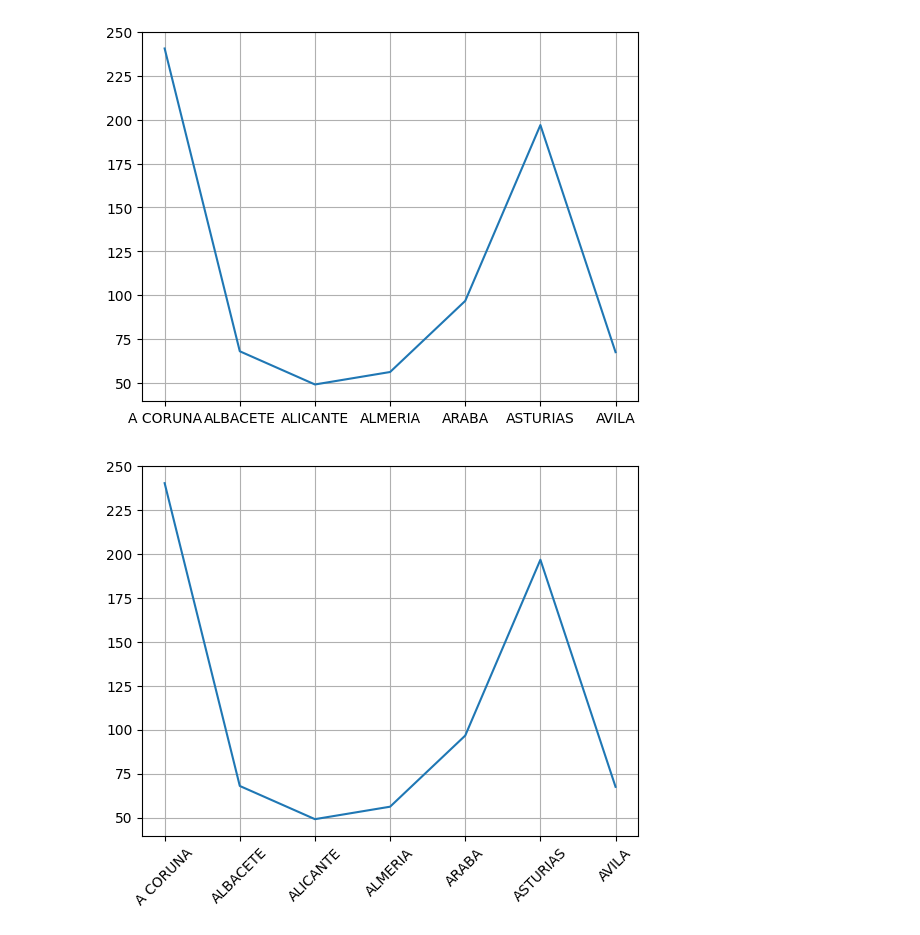
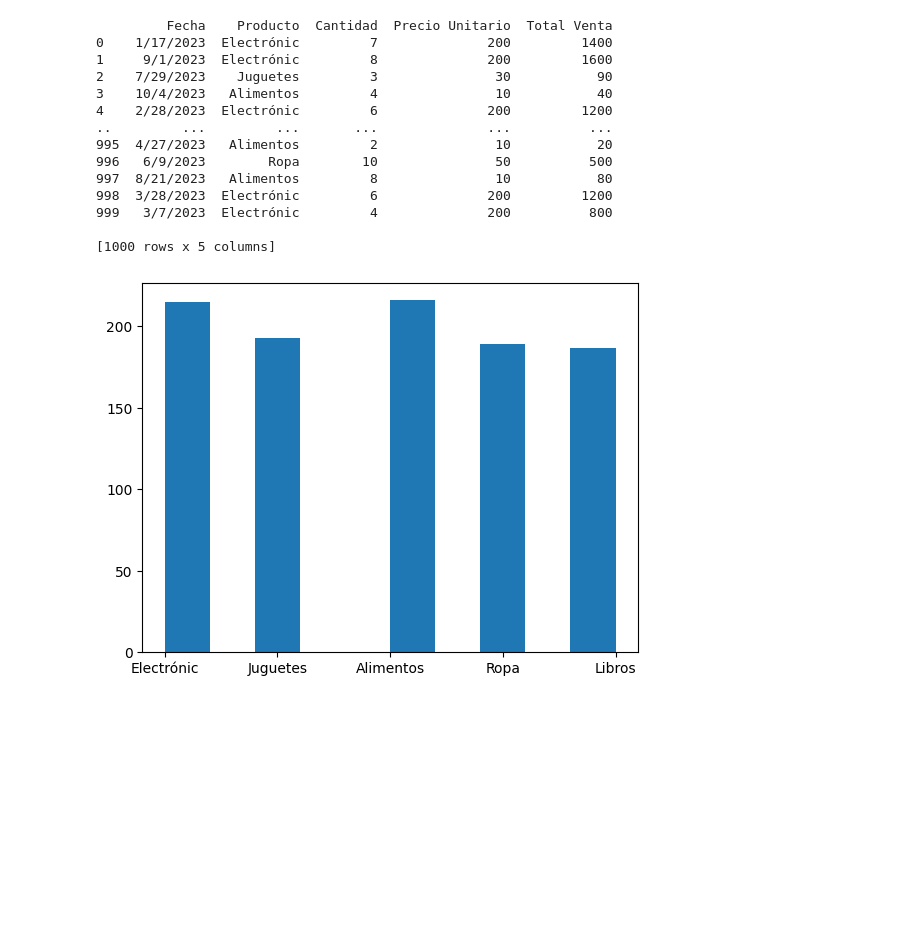
Before and after one commit to XavZol/Matplotlib, a Jupyter notebook: Matplotlib_New.ipynb, the cells around one changed output. Saved outputs shown, nothing was run; the diff lists cells and outputs as text; code cells hidden in the pictures; blank space fills up the shorter version.

Commit message:
Histogramas

```diff
--- a/Matplotlib_New.ipynb
+++ b/Matplotlib_New.ipynb
@@ -76,13 +1,27 @@ print(df)
-# %%
-
-plt.plot(df['region'],df['enero'])
-plt.grid()
-# %% [output]
-[figure, removed]
-# %%
-
-plt.plot(df['region'],df['enero'])
-plt.xticks(rotation=45)
-plt.grid()
-# %% [output]
-[figure, removed]
+# %%
+import pandas as pd
+import numpy as np
+import matplotlib.pyplot as plt
+%matplotlib inline
+
+df = pd.read_csv(r"C:\Users\javie\OneDrive\Desktop\Excel_DB\Ventas.csv")
+print(df)
+
+plt.hist(df['Producto'])
+plt.show()
+# %% [output]
+         Fecha    Producto  Cantidad  Precio Unitario  Total Venta
+0    1/17/2023  Electrónic         7              200         1400
+1     9/1/2023  Electrónic         8              200         1600
+2    7/29/2023    Juguetes         3               30           90
+3    10/4/2023   Alimentos         4               10           40
+4    2/28/2023  Electrónic         6              200         1200
+..         ...         ...       ...              ...          ...
+995  4/27/2023   Alimentos         2               10           20
+996   6/9/2023        Ropa        10               50          500
+997  8/21/2023   Alimentos         8               10           80
+998  3/28/2023  Electrónic         6              200         1200
+999   3/7/2023  Electrónic         4              200          800
+
+[1000 rows x 5 columns]
+[figure, added]
```
Also changed, not shown: parts of 11 cells of this notebook, 2 other files.
